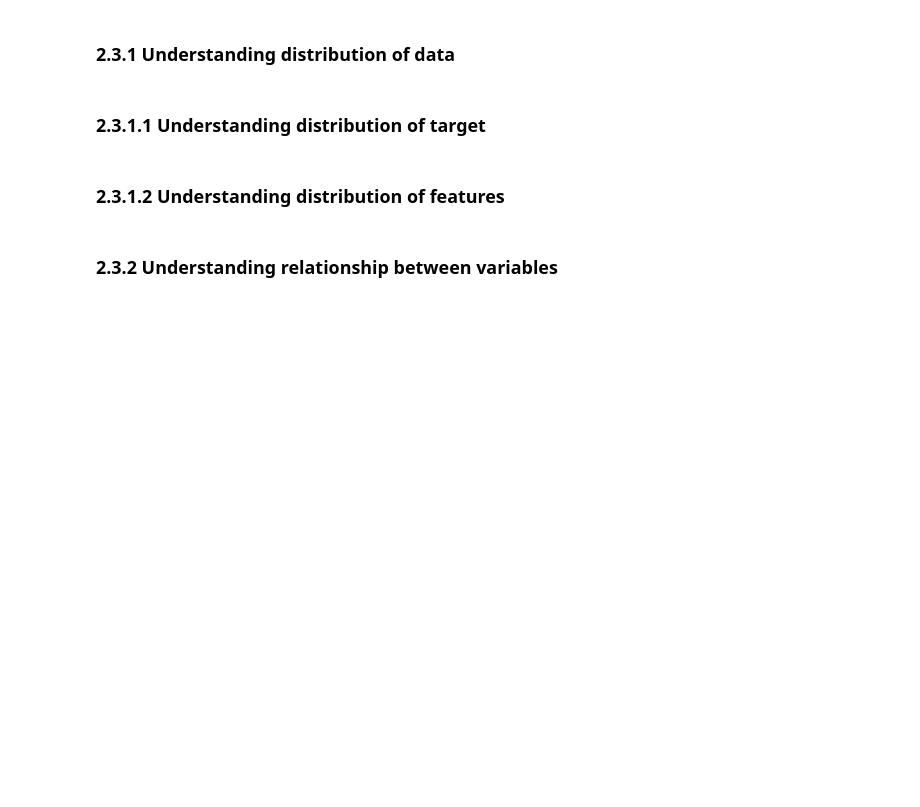
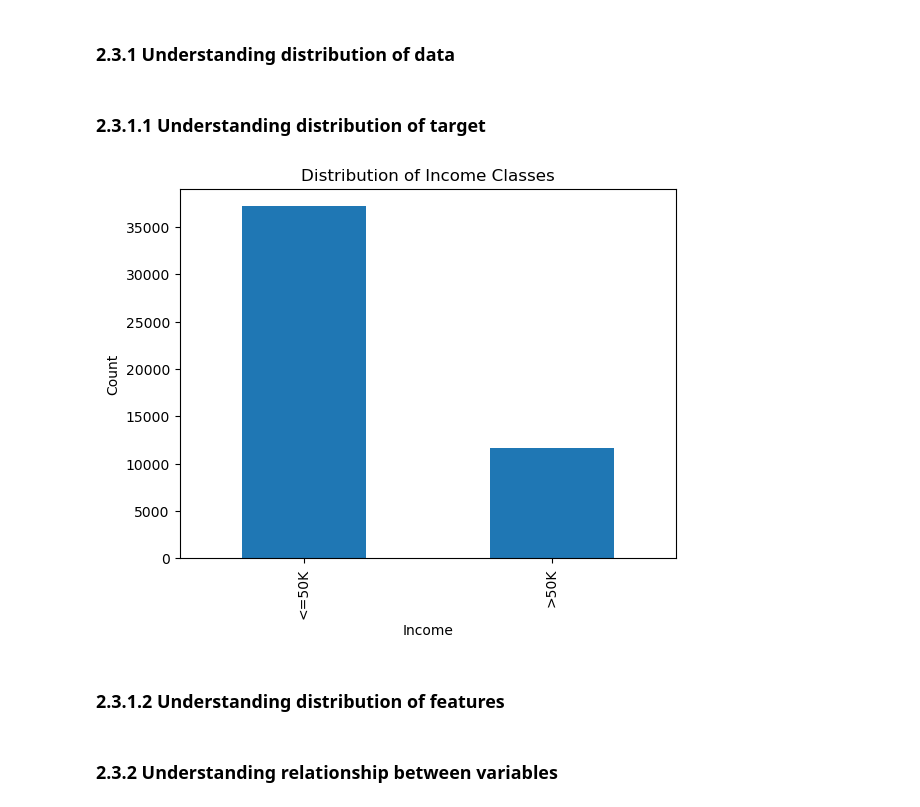
Before and after one commit to keepingitriel/mldp-project, a Jupyter notebook: MLDP Program Codes Submission Template.ipynb, the cells around one changed output. Drawn from its saved outputs; the diff is of its cells as text; code cells hidden in the pictures; blank space fills up the shorter version.

Commit message:
Loaded dataset and check for missing data, understand distribution

```diff
--- a/MLDP Program Codes Submission Template.ipynb
+++ b/MLDP Program Codes Submission Template.ipynb
@@ -32,3 +36,7 @@ Goal: ?
 ## 2.1 Load dataset
 # %%
 ## Read *.csv file into pandas DataFrame
+
+df = pd.read_csv('adult.csv')
+
+df.head()
@@ -48,6 +103,13 @@ Goal: ?
 ### 2.3.1.1 Understanding distribution of target
 # %%
 ## Understanding distribution of target
+df['income'].value_counts().plot(kind='bar')
+plt.title("Distribution of Income Classes")
+plt.xlabel("Income")
+plt.ylabel("Count")
+plt.show()
+# %% [output]
+[figure, added]
 # %% [markdown]
 ### 2.3.1.2 Understanding distribution of features
 # %%
```
Also changed, not shown: parts of 6 cells of this notebook.
